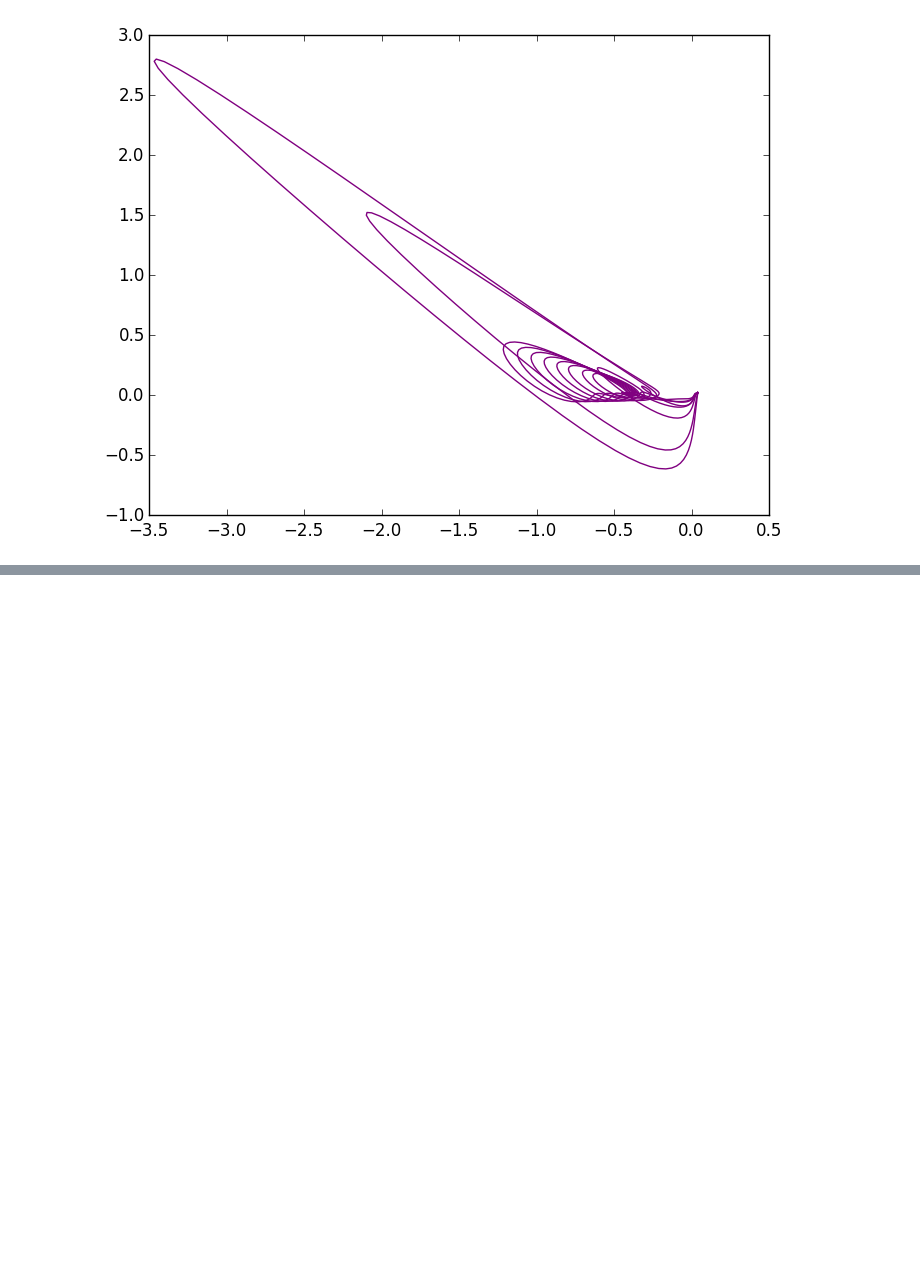
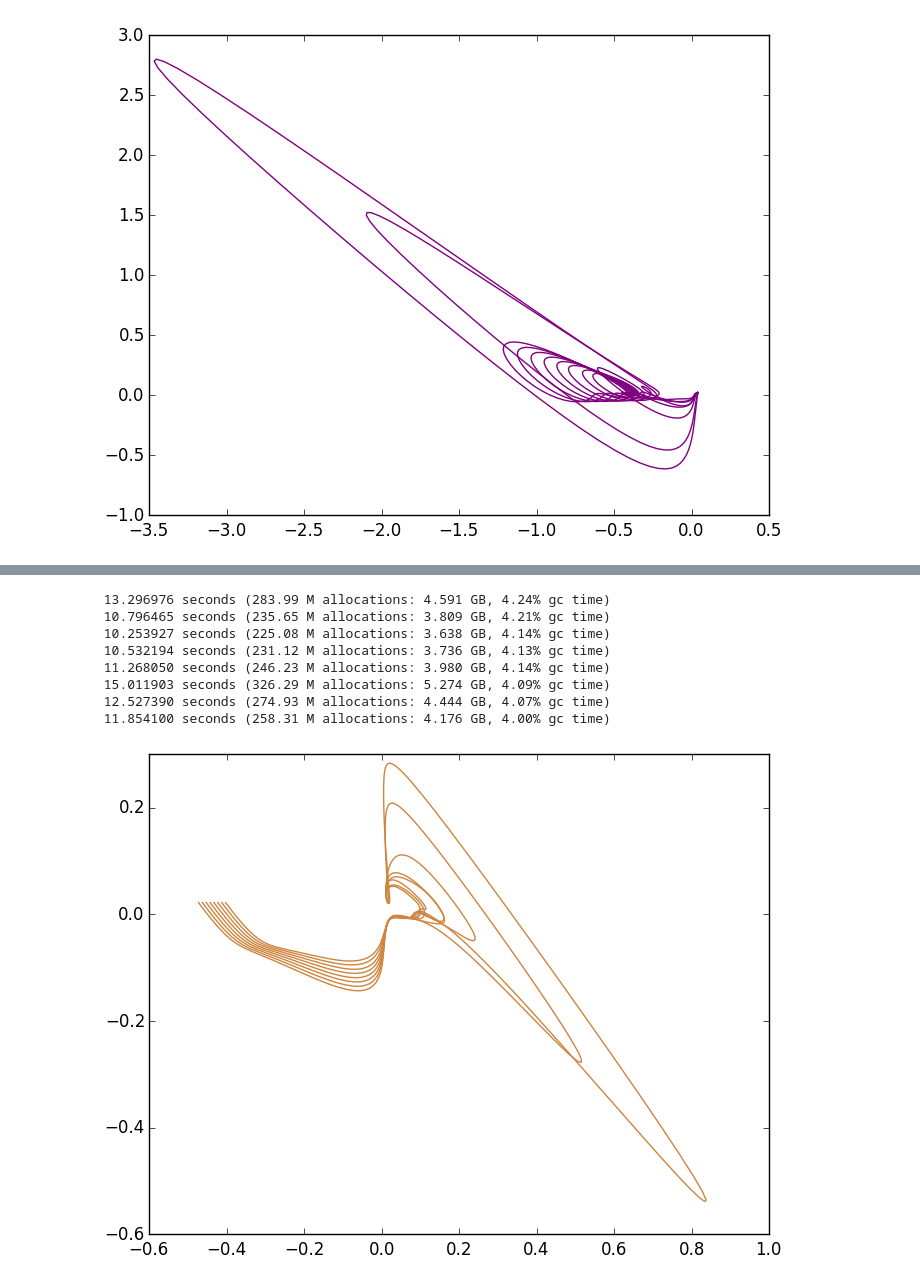
Before and after one commit to lbenet/2016-2_TSFisicaComputacional, a Jupyter notebook: tareas/yvestruz/Kermack_McKendrick_presentación.ipynb, the cells around one changed output, grey strips where cells are left out. Cells and saved outputs as stored; diff of their text form; code cells hidden in the pictures; blank space fills up the shorter version.

```diff
--- a/tareas/yvestruz/Kermack_McKendrick_presentación.ipynb
+++ b/tareas/yvestruz/Kermack_McKendrick_presentación.ipynb
@@ -621,0 +691,24 @@ end
+# %%
+for i in 42:49
+    R_pert_1 = resultados.zero[7] + 0.01*i
+    R_pert_2 = resultados.zero[8] + 0.01*i
+    R_pert_3 = resultados.zero[9] + 0.01*i
+
+    @time t3_expl,s3_expl,i3_expl,r3_expl = k_3_reincidencia(N1, N2, N3, I_pert_1, I_pert_2,
+I_pert_3, R_pert_1, R_pert_2, R_pert_3,tiempo_inicial, tiempo_final,
+    gamma_crit, beta_crit, phi_crit);
+    #plot(s3_expl[3],i3_expl[3], color = "brown", label = "S3 vs I3")
+    plot(s3_expl[2],i3_expl[2], color = "peru", label = "S3 vs I3")
+    #plot(s3_expl[3],i3_expl[3], color = "purple", label = "S3 vs I3")
+    grid()
+end
+# %% [output]
+ 13.296976 seconds (283.99 M allocations: 4.591 GB, 4.24% gc time)
+ 10.796465 seconds (235.65 M allocations: 3.809 GB, 4.21% gc time)
+ 10.253927 seconds (225.08 M allocations: 3.638 GB, 4.14% gc time)
+ 10.532194 seconds (231.12 M allocations: 3.736 GB, 4.13% gc time)
+ 11.268050 seconds (246.23 M allocations: 3.980 GB, 4.14% gc time)
+ 15.011903 seconds (326.29 M allocations: 5.274 GB, 4.09% gc time)
+ 12.527390 seconds (274.93 M allocations: 4.444 GB, 4.07% gc time)
+ 11.854100 seconds (258.31 M allocations: 4.176 GB, 4.00% gc time)
+[figure, added]
```
Also changed, not shown: parts of 7 cells of this notebook.
